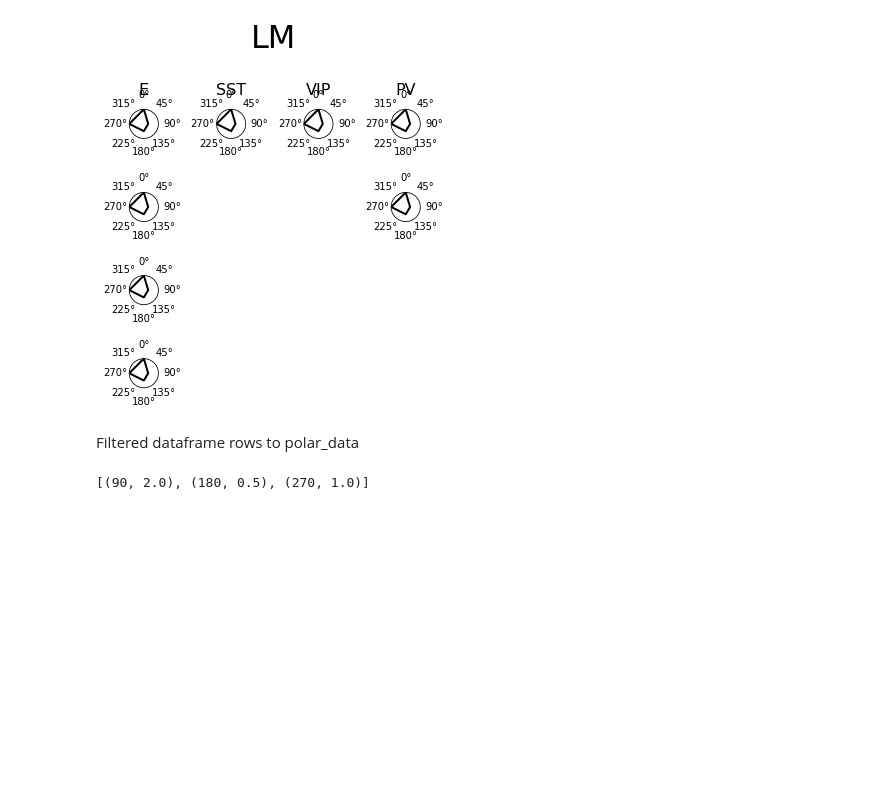
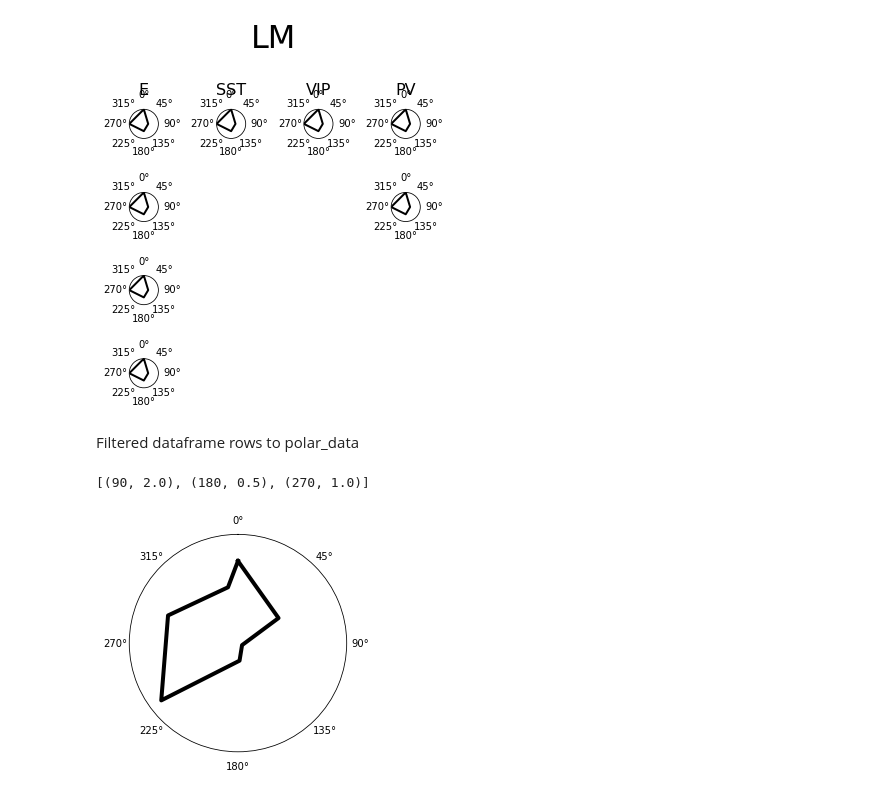
Before and after one commit to AllenInstitute/swdb_2019_student, a Jupyter notebook: visionaries/notebooks/polar_plot_playground.ipynb, the cells around one changed output. Drawn from its saved outputs; the diff is of its cells as text; code cells hidden in the pictures; blank space fills up the shorter version.

Commit message:
Add mock polar data generator

```diff
--- a/visionaries/notebooks/polar_plot_playground.ipynb
+++ b/visionaries/notebooks/polar_plot_playground.ipynb
@@ -152,3 +152,10 @@ df = pd.DataFrame(cell_dict)
 cell_df_to_median_polar(df)
 # %% [output]
 [(90, 2.0), (180, 0.5), (270, 1.0)]
+# %%
+polardata = get_mock_polardata('vist',23,'df')
+theta, r = zip(*polardata)
+fig, axes = plt.subplots(nrows=1, ncols=1, subplot_kw=dict(polar=True))
+polar_plot(axes, theta, r, color='black', linewidth=4)
+# %% [output]
+[figure, added]
```
Also changed, not shown: 1 other file.
